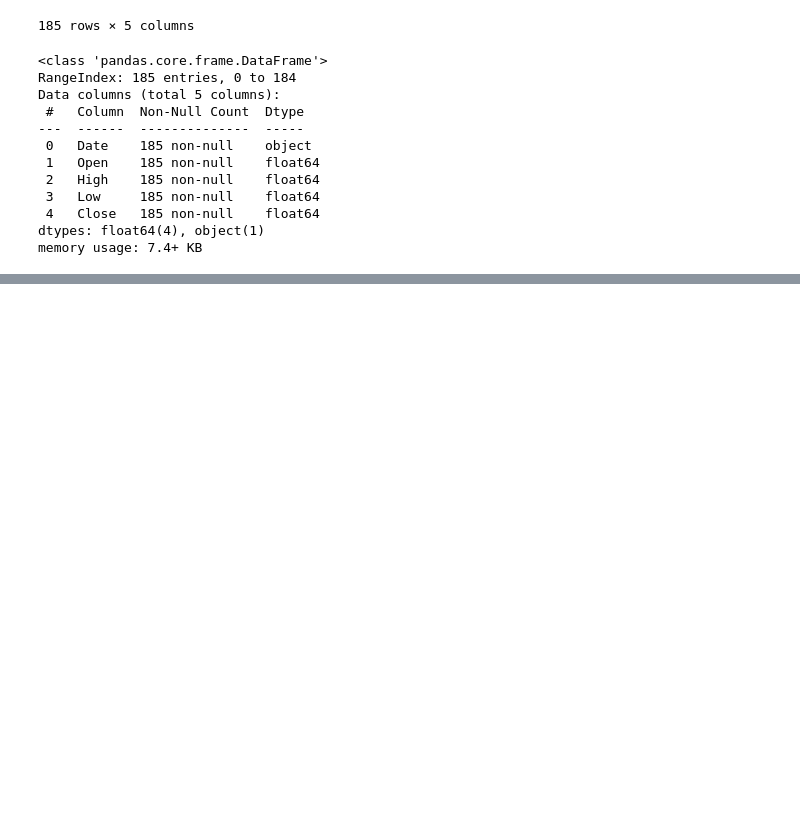
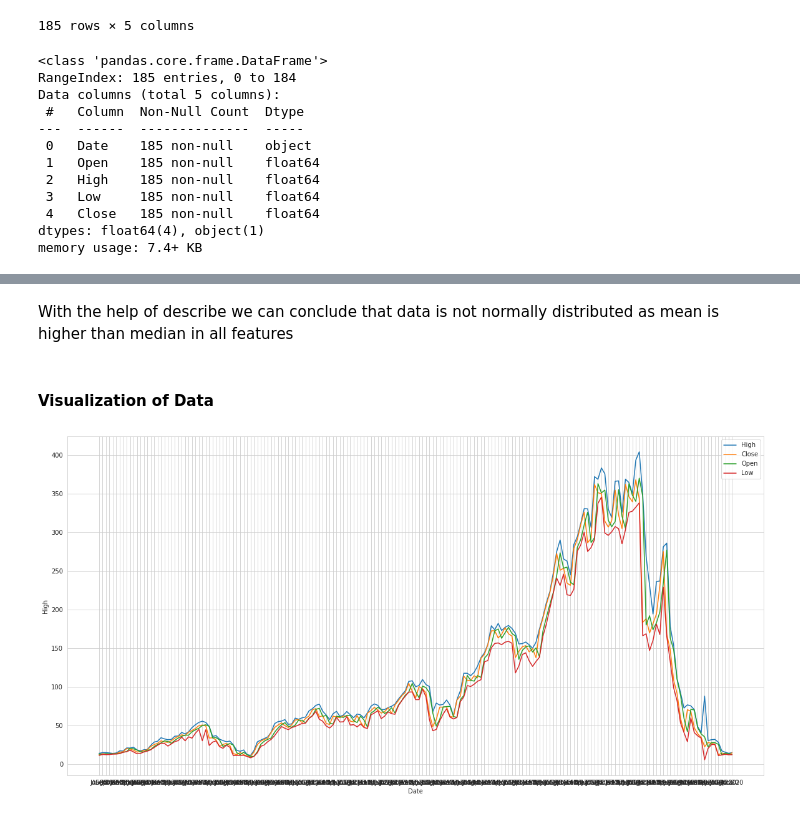
Before and after one commit to rajatpal00/Yes-Bank-Stock-price-, a Jupyter notebook: Rajat_Pal_Yes_Bank_stock_price_prediction_.ipynb, the cells around one changed output, grey strips where cells are left out. Cells and saved outputs as stored; diff of their text form; code cells hidden in the pictures; blank space fills up the shorter version.

```diff
--- a/Rajat_Pal_Yes_Bank_stock_price_prediction_.ipynb
+++ b/Rajat_Pal_Yes_Bank_stock_price_prediction_.ipynb
@@ -42,0 +58,14 @@ memory usage: 7.4+ KB
+# %% [markdown]
+With the help of describe we can conclude that data is not normally distributed as mean is higher than median in all features
+# %% [markdown]
+#### Visualization of Data
+# %%
+# line plot
+plt.figure(figsize=(20,10))
+sns.lineplot(x= data_df['Date'],y = data_df['High'],label='High')
+sns.lineplot(x= data_df['Date'],y = data_df['Close'],label ='Close')
+sns.lineplot(x= data_df['Date'],y = data_df['Open'],label= 'Open')
+sns.lineplot(x= data_df['Date'],y = data_df['Low'],label ='Low')
+sns.set_style("darkgrid")
+# %% [output]
+[figure, added]
```
Also changed, not shown: parts of 3 cells of this notebook.
